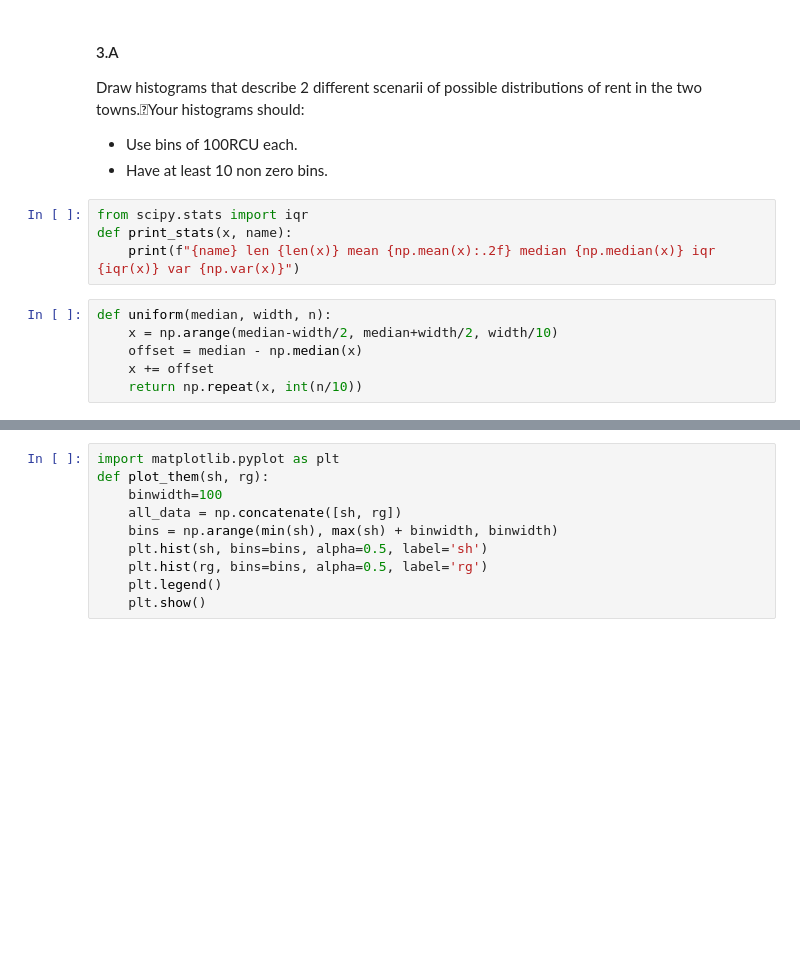
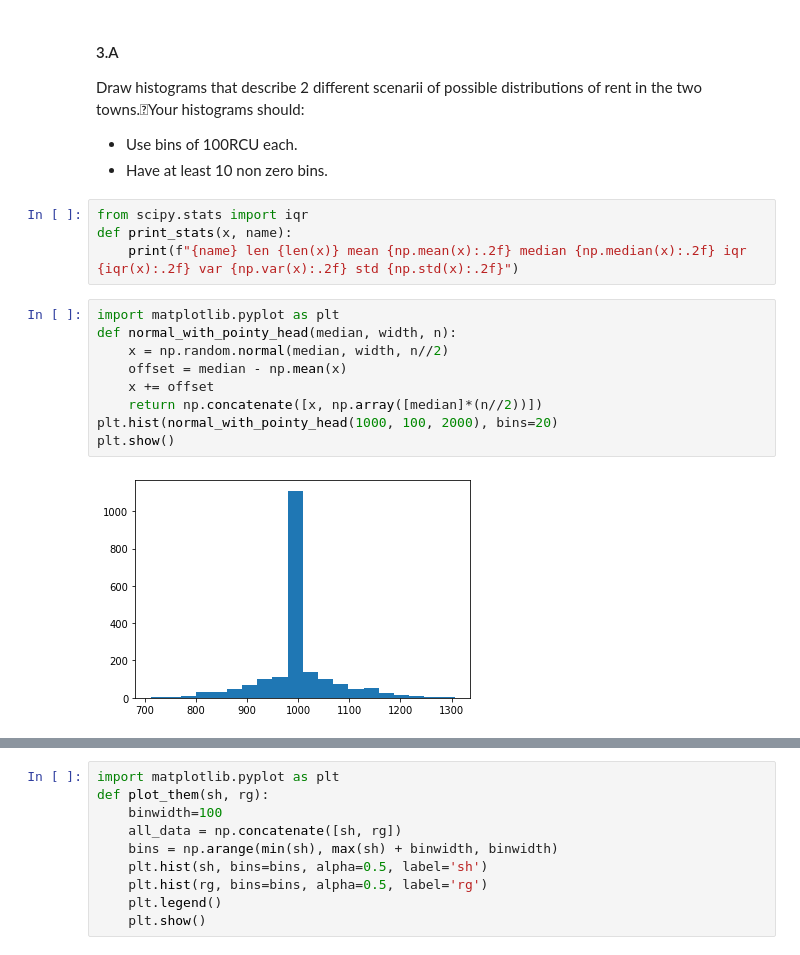
Before and after one commit to ihadanny/stat3620, a Jupyter notebook: HW1_034537969_322156159.ipynb, the cells around one changed output, grey strips where cells are left out. Cells and saved outputs as stored; diff of their text form; blank space fills up the shorter version.

```diff
--- a/HW1_034537969_322156159.ipynb
+++ b/HW1_034537969_322156159.ipynb
@@ -150,10 +150,15 @@ Draw histograms that describe 2 different scenarii of possible distributions of
 # %%
 from scipy.stats import iqr
 def print_stats(x, name):
-    print(f"{name} len {len(x)} mean {np.mean(x):.2f} median {np.median(x)} iqr {iqr(x)} var {np.var(x)}")
+    print(f"{name} len {len(x)} mean {np.mean(x):.2f} median {np.median(x):.2f} iqr {iqr(x):.2f} var {np.var(x):.2f} std {np.std(x):.2f}")
 # %%
-def uniform(median, width, n):
-    x = np.arange(median-width/2, median+width/2, width/10)
-    offset = median - np.median(x)
+import matplotlib.pyplot as plt
+def normal_with_pointy_head(median, width, n):
+    x = np.random.normal(median, width, n//2)
+    offset = median - np.mean(x)
     x += offset
-    return np.repeat(x, int(n/10))
+    return np.concatenate([x, np.array([median]*(n//2))])
+plt.hist(normal_with_pointy_head(1000, 100, 2000), bins=20)
+plt.show()
+# %% [output]
+[figure, added]
```
Also changed, not shown: parts of 10 cells of this notebook.
